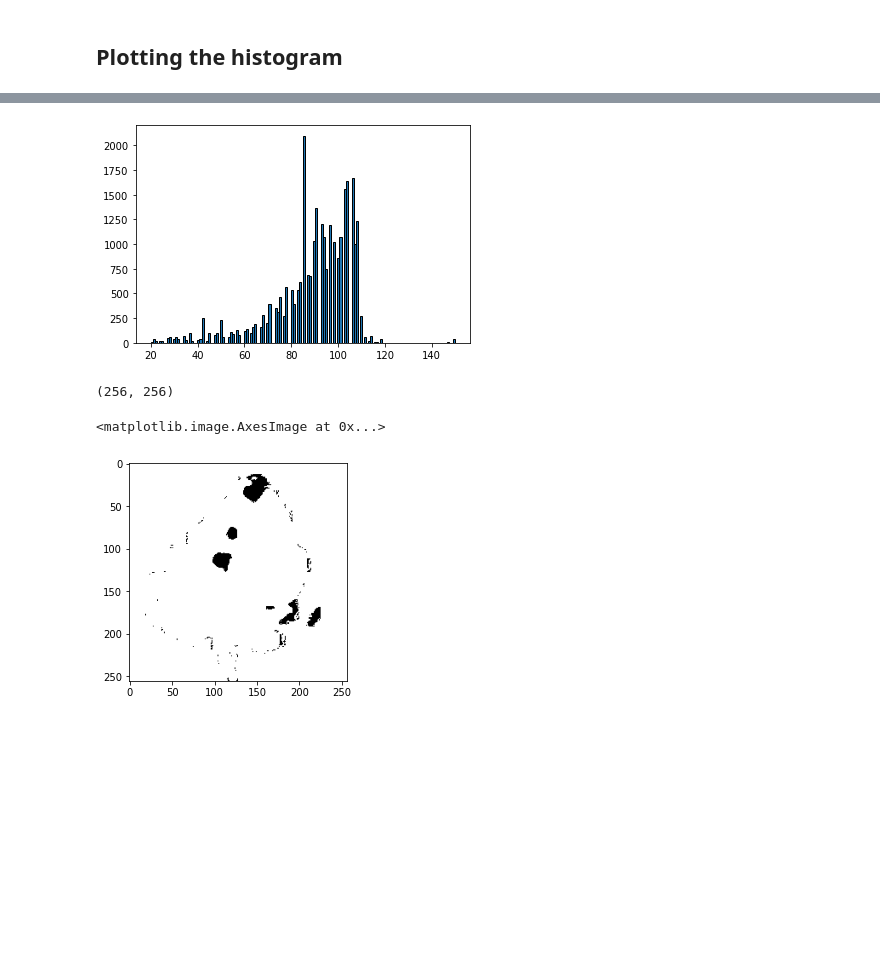
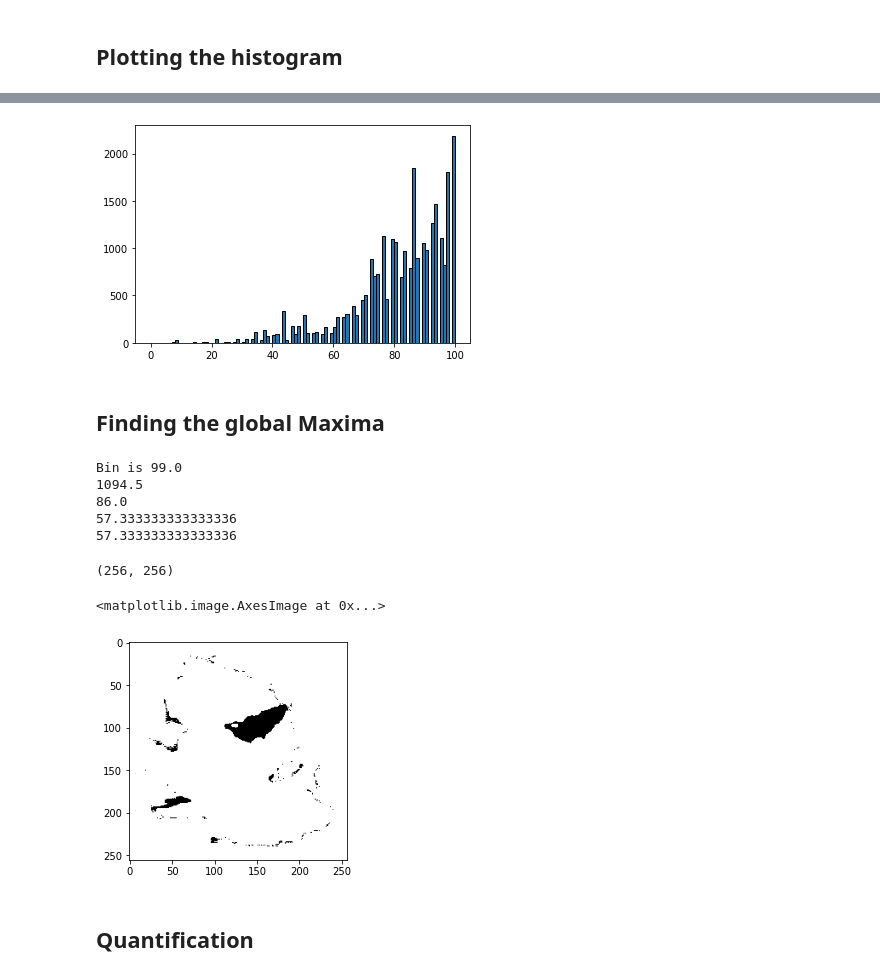
Before and after one commit to ascii-monk123/Tomato-Leaf-Disease-Quantification, a Jupyter notebook: Tomato Early Blight/Early Blight Aahan HSV.ipynb, the cells around one changed output, grey strips where cells are left out. Saved outputs shown, nothing was run; the diff lists cells and outputs as text; code cells hidden in the pictures; blank space fills up the shorter version.

Commit message:
Added thresholding results

```diff
--- a/Tomato Early Blight/Early Blight Aahan HSV.ipynb
+++ b/Tomato Early Blight/Early Blight Aahan HSV.ipynb
@@ -13,7 +14,7 @@ row,col,pixNum=eb1.shape
 eb1Dup=eb1.copy().reshape(row*col,3)
 
 for index,pixel in enumerate(eb1Dup):
-    (r,g,b)=[int(x)/255 for x in pixel]
+    r,g,b=[int(x)/255 for x in pixel]
 
     #calculating cmax and cmin
     cmax=max(r,g,b)
@@ -220,2 +201,26 @@ plt.imshow(h_channel,cmap='gray')
 # %% [markdown]
 <h2>Plotting the histogram</h2>
+# %%
+image=cv2.cvtColor(cv2.imread('EB1.jpg'),cv2.COLOR_BGR2HSV)
+#extracting the h channel
+h_channel=image[:,:,0]
+
+#improving the contrast of the image
+rows,cols=h_channel.shape
+h_channel=h_channel.reshape(rows*cols)
+minP,maxP=np.amin(h_channel),np.amax(h_channel)
+
+#min-max contrast enhancement
+for index,pixel in enumerate(h_channel):
+    h_channel[index]=(((pixel-minP)/(maxP-minP)))*255
+    if pixel==0:
+        h_channel[index]=255
+h_channel=h_channel.reshape(rows,cols)
+plt.imshow(h_channel,cmap='gray')
+
+totalLeafPix=0
+#calculating total leaf area
+for inde,pixel in enumerate(h_channel.flatten()):
+    if pixel==255:
+        continue
+    totalLeafPix+=1
@@ -222,17 +229,54 @@ plt.imshow(h_channel,cmap='gray')
 # %%
 #plotting the histogram
-plt.hist(h_channel.ravel(),150,[20,150],ec='black')
+histo,bins,_=plt.hist(h_channel.flat,bins=100,range=(0,100),ec='black')
 plt.show()
 # %% [output]
-[figure, old version]
+[figure, new version]
+# %% [markdown]
+<h2>Finding the global Maxima</h2>
+# %%
+#histogram peak
+maxHisto=np.amax(histo)
+#starting index of the bin
+maxBin=bins[np.where(histo==maxHisto)][0]
+print('Bin is {}'.format(maxBin))
+if maxBin<=40:
+    maxVal=0.2*maxHisto
+else:
+    maxVal=0.5*maxHisto
+print(maxVal)
+
+#calculating R
+import math
+maxi=-math.inf
+maxV=-math.inf
+for index,ele in enumerate(histo):
+    if ele >maxVal and ele !=maxHisto and ele>maxV:
+        maxi=bins[index]
+        maxV=ele
+
+r=maxi
+if r==(-math.inf):
+    r=maxBin
+print(r)
+#calculating s
+s=2*r/3
+threshold=s
+print(s)
+print(threshold)
+# %% [output]
+Bin is 99.0
+1094.5
+86.0
+57.333333333333336
+57.333333333333336
 # %%
-threshold=0
 print(h_channel.shape)
 rows,cols=h_channel.shape
 h_channel=h_channel.reshape(rows*cols)
 
 for index,pixel in enumerate(h_channel):
-    if pixel<58:
+    if pixel<threshold:
         h_channel[index]=0
     else:
         h_channel[index]=255
@@ -241,4 +285,6 @@ plt.imshow(h_channel,cmap='gray')
 # %% [output]
 (256, 256)
 <matplotlib.image.AxesImage at 0x...>
-[figure, old version]
+[figure, new version]
+# %% [markdown]
+<h2>Quantification</h2>
```
Also changed, not shown: parts of 4 cells of this notebook, 2 other files.
